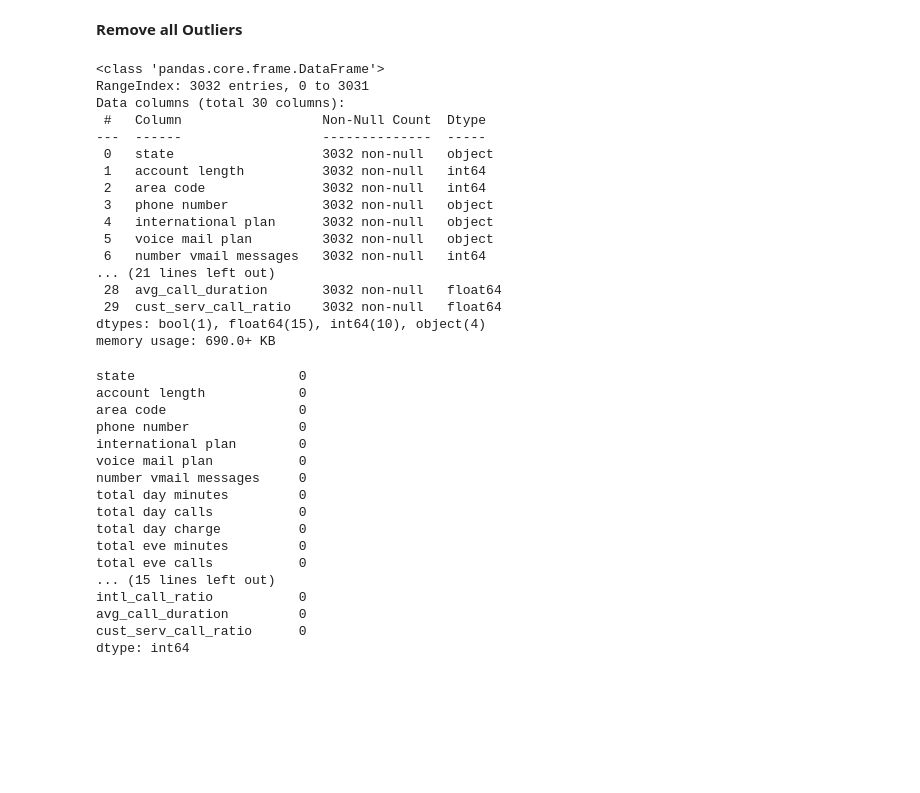
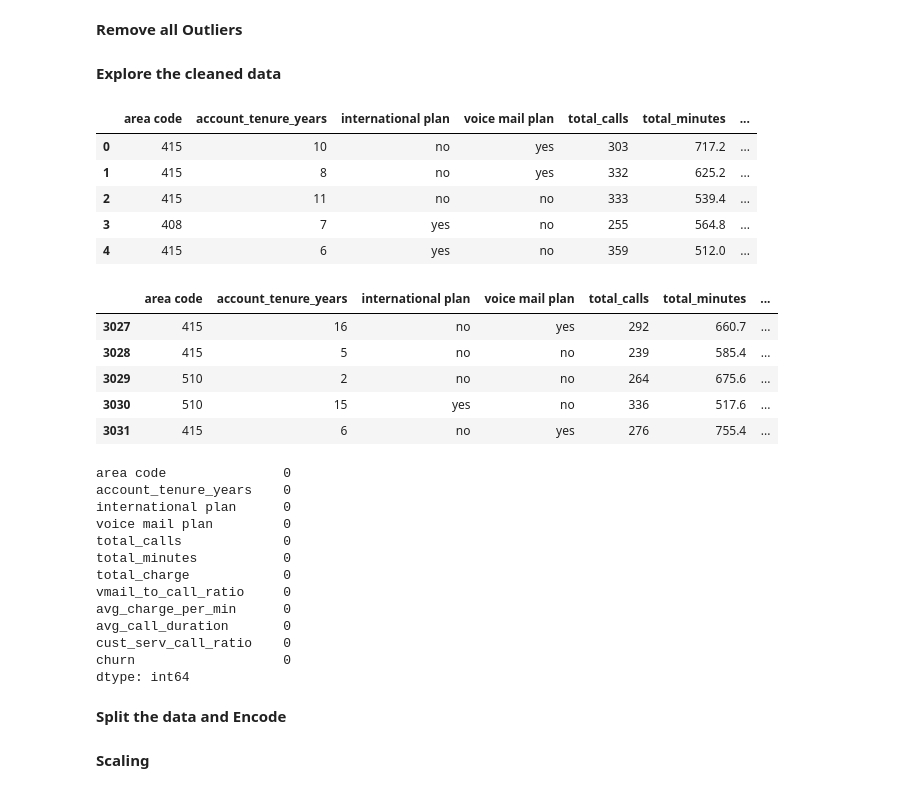
Before and after one commit to Amondi4/Phase-3-Project, a Jupyter notebook: Notebook.ipynb, the cells around one changed output. Drawn from its saved outputs; the diff is of its cells as text; code cells hidden in the pictures; blank space fills up the shorter version.

```diff
--- a/Notebook.ipynb
+++ b/Notebook.ipynb
@@ -358,12 +354,12 @@ df['cust_serv_call_ratio'] = df['customer service calls'] / df['total_calls']
 **Feature Selection**
 # %%
 # Drop redundant features
-columns_to_drop = ['state', 'account length', 'number vmail messages', 'total day charge', 'total eve charge', 'total night charge', 'total intl charge',
+columns_to_drop = ['state', 'phone number', 'account length', 'number vmail messages', 'total day charge', 'total eve charge', 'total night charge', 'total intl charge',
                    'total eve minutes', 'total night minutes','total intl minutes', 'total day calls', 'total eve calls', 'total night calls', 'total intl calls', 'customer service calls']
 features_df = df.drop(columns_to_drop, axis=1)
 
 # Rearrange column indexes
-desired_column_order = ['area code','phone number', 'account_tenure_years', 'international plan',
+desired_column_order = ['area code', 'account_tenure_years', 'international plan',
                         'voice mail plan',
                         'total_calls', 'total_minutes', 'total_charge',
                         'vmail_to_call_ratio', 'avg_charge_per_min',
@@ -442,43 +438,41 @@ for col in numerical_cols:
 
 # Reset the index after removing outliers
 cleaned_df = reindexed_df.reset_index(drop=True)
+# %% [markdown]
+**Explore the cleaned data**
 # %%
-cleaned_df.info()
+cleaned_df.head()
 # %% [output]
-<class 'pandas.core.frame.DataFrame'>
-RangeIndex: 3032 entries, 0 to 3031
-Data columns (total 30 columns):
- #   Column                  Non-Null Count  Dtype
----  ------                  --------------  -----
- 0   state                   3032 non-null   object
- 1   account length          3032 non-null   int64
- 2   area code               3032 non-null   int64
- 3   phone number            3032 non-null   object
- 4   international plan      3032 non-null   object
- 5   voice mail plan         3032 non-null   object
- 6   number vmail messages   3032 non-null   int64
-... (21 lines left out)
- 28  avg_call_duration       3032 non-null   float64
- 29  cust_serv_call_ratio    3032 non-null   float64
-dtypes: bool(1), float64(15), int64(10), object(4)
-memory usage: 690.0+ KB
+|  | area code | account_tenure_years | international plan | voice mail plan | total_calls | total_minutes | ... |
+| 0 | 415 | 10 | no | yes | 303 | 717.2 | ... |
+| 1 | 415 | 8 | no | yes | 332 | 625.2 | ... |
+| 2 | 415 | 11 | no | no | 333 | 539.4 | ... |
+| 3 | 408 | 7 | yes | no | 255 | 564.8 | ... |
+| 4 | 415 | 6 | yes | no | 359 | 512.0 | ... |
+# %%
+cleaned_df.tail()
+# %% [output]
+|  | area code | account_tenure_years | international plan | voice mail plan | total_calls | total_minutes | ... |
+| 3027 | 415 | 16 | no | yes | 292 | 660.7 | ... |
+| 3028 | 415 | 5 | no | no | 239 | 585.4 | ... |
+| 3029 | 510 | 2 | no | no | 264 | 675.6 | ... |
+| 3030 | 510 | 15 | yes | no | 336 | 517.6 | ... |
+| 3031 | 415 | 6 | no | yes | 276 | 755.4 | ... |
 # %%
-reindexed_df.isna().sum()
+cleaned_df.isna().sum()
 # %% [output]
-state                     0
-account length            0
-area code                 0
-phone number              0
-international plan        0
-voice mail plan           0
-number vmail messages     0
-total day minutes         0
-total day calls           0
-total day charge          0
-total eve minutes         0
-total eve calls           0
-... (15 lines left out)
-intl_call_ratio           0
-avg_call_duration         0
-cust_serv_call_ratio      0
+area code               0
+account_tenure_years    0
+international plan      0
+voice mail plan         0
+total_calls             0
+total_minutes           0
+total_charge            0
+vmail_to_call_ratio     0
+avg_charge_per_min      0
+avg_call_duration       0
+cust_serv_call_ratio    0
+churn                   0
 dtype: int64
+# %% [markdown]
+**Split the data and Encode**
@@ -484,0 +511,2 @@ dtype: int64
+# %% [markdown]
+**Scaling**
```
Also changed, not shown: parts of 13 cells of this notebook.
